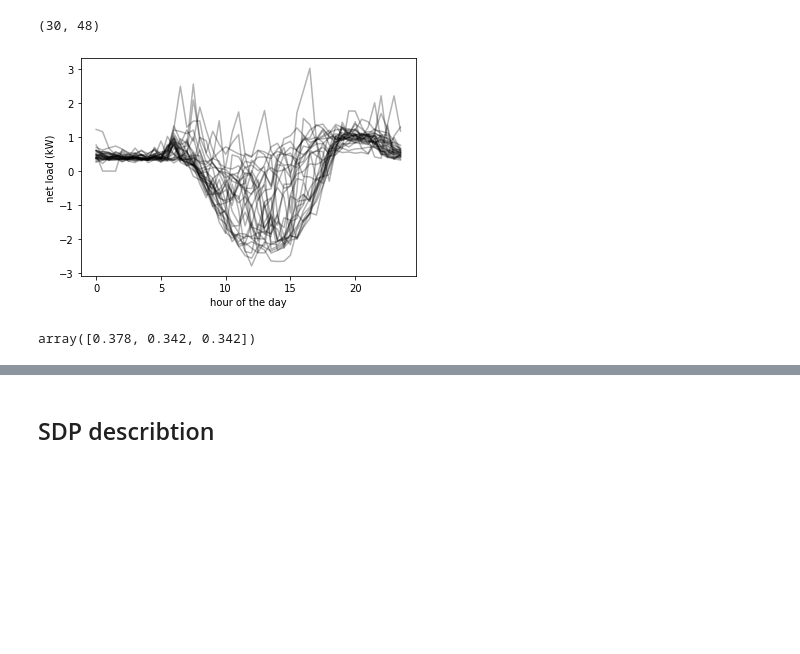
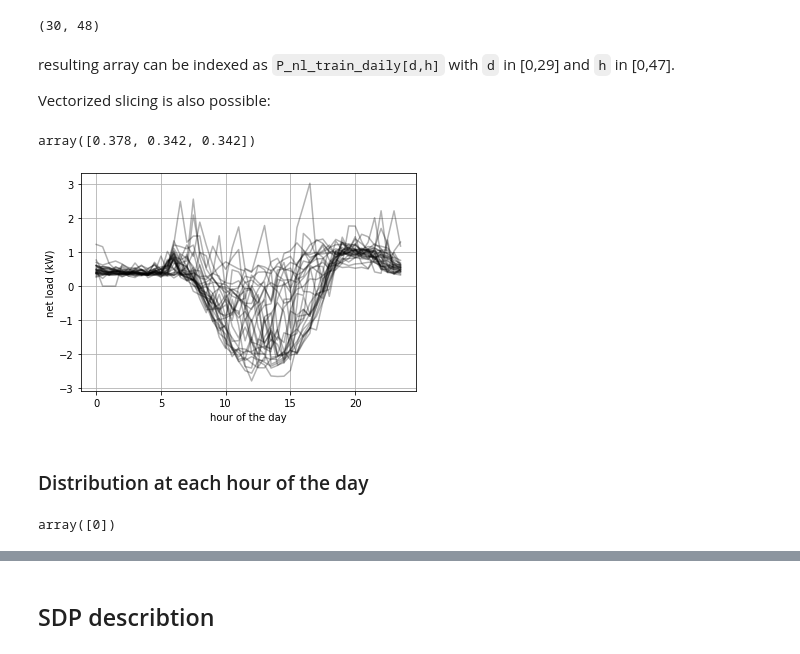
Before and after one commit to pierre-haessig/solarhome-control-bench, a Jupyter notebook: methods/python_sdp/Solar_home_Python_SDP.ipynb, the cells around one changed output, grey strips where cells are left out. Saved outputs shown, nothing was run; the diff lists cells and outputs as text; code cells hidden in the pictures; blank space fills up the shorter version.

```diff
--- a/methods/python_sdp/Solar_home_Python_SDP.ipynb
+++ b/methods/python_sdp/Solar_home_Python_SDP.ipynb
@@ -81,0 +83,3 @@ ratio sun/load: 91.70%
+# %%
+P_load_train = data_train.P_load_sp
+P_sun_train = data_train.P_sun_1k*P_pvp;
@@ -103,3 +115,5 @@ P_nl_train = data_train.P_load_sp - data_train.P_sun_1k*P_pvp
+# %%
+P_nl_train = P_load_train - P_sun_train
 # %% [markdown]
 Fold the data day by day:
 # %%
@@ -107,16 +121,27 @@ P_nl_train_daily = P_nl_train.values.reshape((-1,48))
 P_nl_train_daily.shape
 # %% [output]
 (30, 48)
+# %% [markdown]
+resulting array can be indexed as `P_nl_train_daily[d,h]` with `d` in [0,29] and `h` in [0,47].
+
+Vectorized slicing is also possible:
+# %%
+P_nl_train_daily[0,np.array([1,2,2])]
+# %% [output]
+array([0.378, 0.342, 0.342])
 # %%
 hod = np.arange(48)/2
 plt.plot(hod, P_nl_train_daily.T, 'k-', alpha=0.3);
 plt.xlabel('hour of the day')
-plt.ylabel('net load (kW)');
+plt.ylabel('net load (kW)')
+plt.grid();
 # %% [output]
-[figure, old version]
+[figure, new version]
+# %% [markdown]
+### Distribution at each hour of the day
 # %%
 #sampling scheme: P_nl_train_daily[d,h]
-# %%
-P_nl_train_daily[0,np.array([1,2,2])]
-# %% [output]
-array([0.378, 0.342, 0.342])
+# %%
+np.arange(10)[0:1]
+# %% [output]
+array([0])
```
Also changed, not shown: parts of 13 cells of this notebook, 3 other files.
